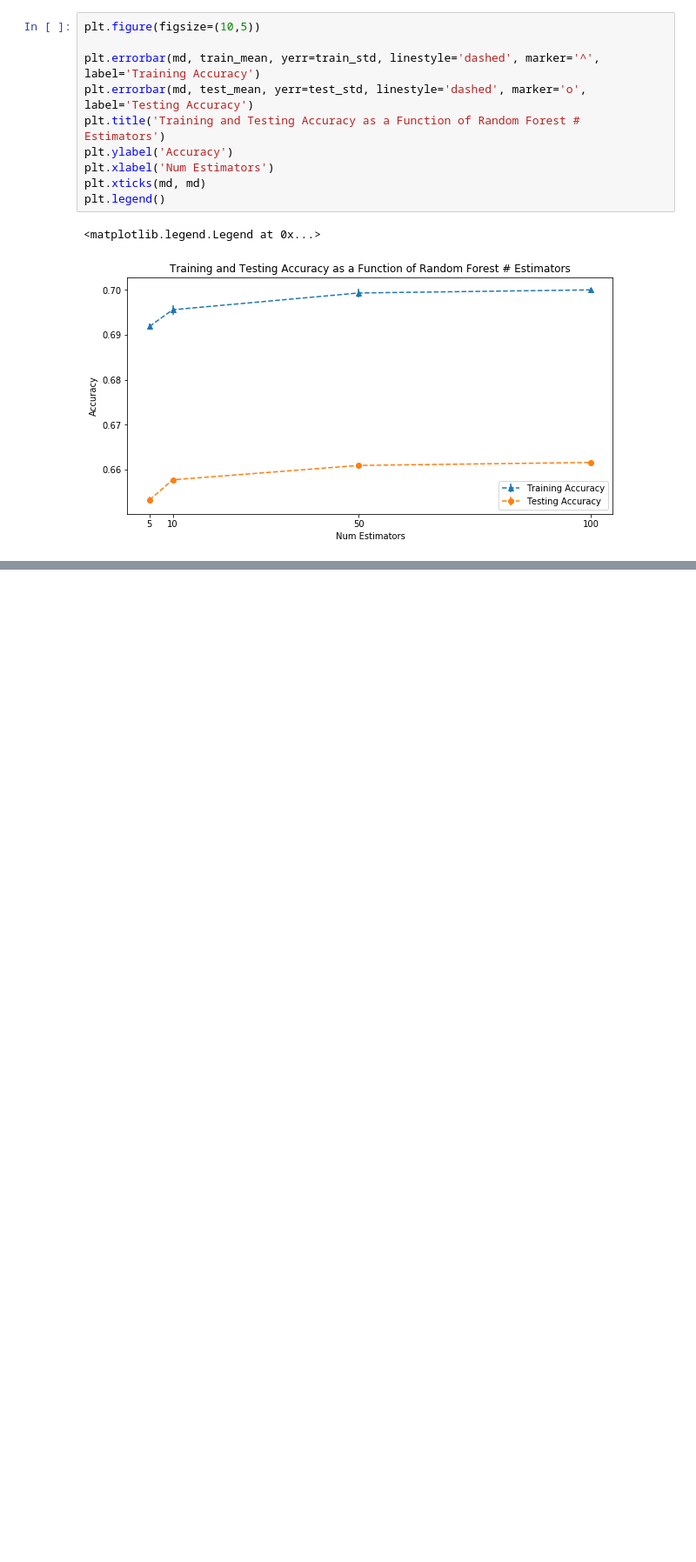
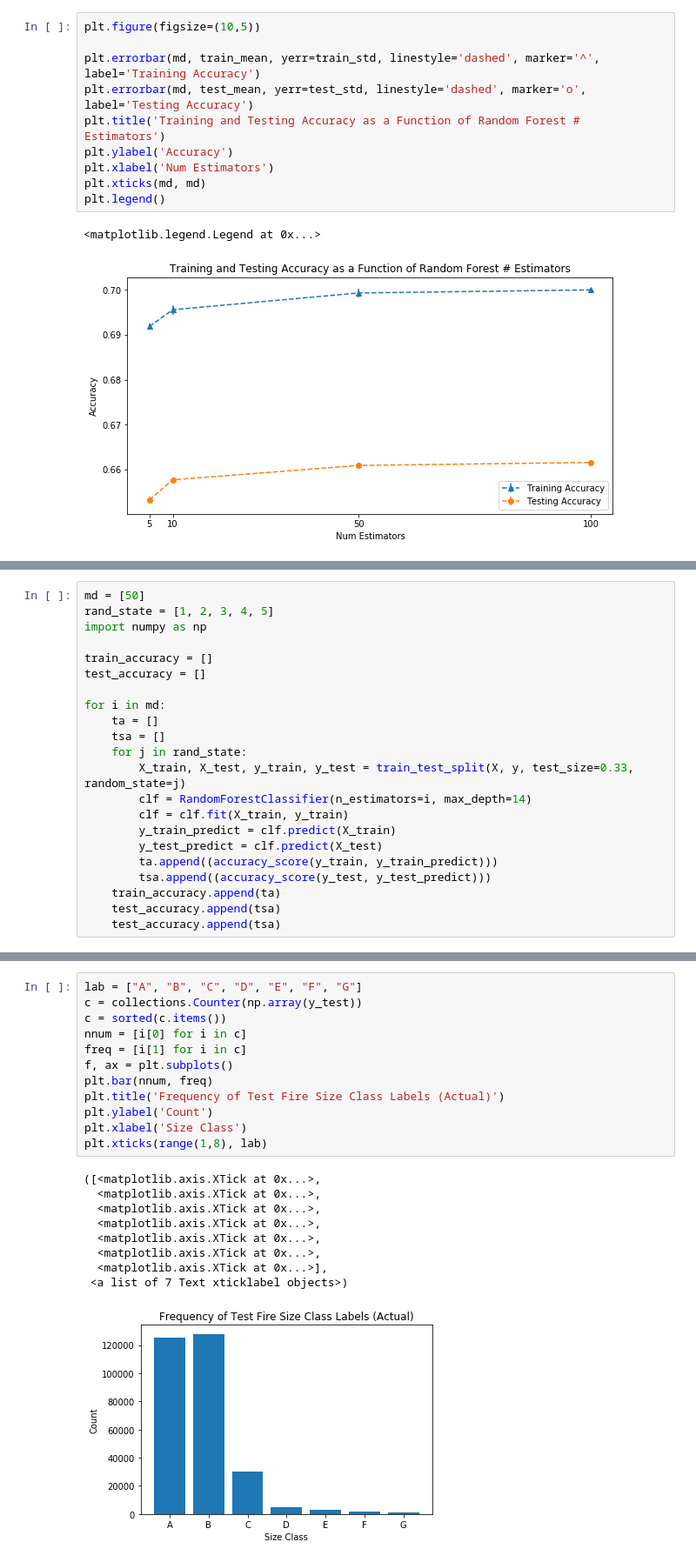
Before and after one commit to li-mc/wildfire_data, a Jupyter notebook: model_test_1.ipynb, the cells around one changed output, grey strips where cells are left out. Shown at 87% size. Saved outputs shown, nothing was run; the diff lists cells and outputs as text; blank space fills up the shorter version.

```diff
--- a/model_test_1.ipynb
+++ b/model_test_1.ipynb
@@ -339,0 +348,22 @@ plt.legend()
+# %%
+md = [50]
+rand_state = [1, 2, 3, 4, 5]
+import numpy as np
+
+train_accuracy = []
+test_accuracy = []
+
+for i in md:
+    ta = []
+    tsa = []
+    for j in rand_state:
+        X_train, X_test, y_train, y_test = train_test_split(X, y, test_size=0.33, random_state=j)
+        clf = RandomForestClassifier(n_estimators=i, max_depth=14)
+        clf = clf.fit(X_train, y_train)
+        y_train_predict = clf.predict(X_train)
+        y_test_predict = clf.predict(X_test)
+        ta.append((accuracy_score(y_train, y_train_predict)))
+        tsa.append((accuracy_score(y_test, y_test_predict)))
+    train_accuracy.append(ta)
+    test_accuracy.append(tsa)
+    test_accuracy.append(tsa)
@@ -339,0 +449,22 @@ plt.legend()
+# %%
+lab = ["A", "B", "C", "D", "E", "F", "G"]
+c = collections.Counter(np.array(y_test))
+c = sorted(c.items())
+nnum = [i[0] for i in c]
+freq = [i[1] for i in c]
+f, ax = plt.subplots()
+plt.bar(nnum, freq)
+plt.title('Frequency of Test Fire Size Class Labels (Actual)')
+plt.ylabel('Count')
+plt.xlabel('Size Class')
+plt.xticks(range(1,8), lab)
+# %% [output]
+([<matplotlib.axis.XTick at 0x...>,
+  <matplotlib.axis.XTick at 0x...>,
+  <matplotlib.axis.XTick at 0x...>,
+  <matplotlib.axis.XTick at 0x...>,
+  <matplotlib.axis.XTick at 0x...>,
+  <matplotlib.axis.XTick at 0x...>,
+  <matplotlib.axis.XTick at 0x...>],
+ <a list of 7 Text xticklabel objects>)
+[figure, added]
```
Also changed, not shown: parts of 9 cells of this notebook, 3 other files.
